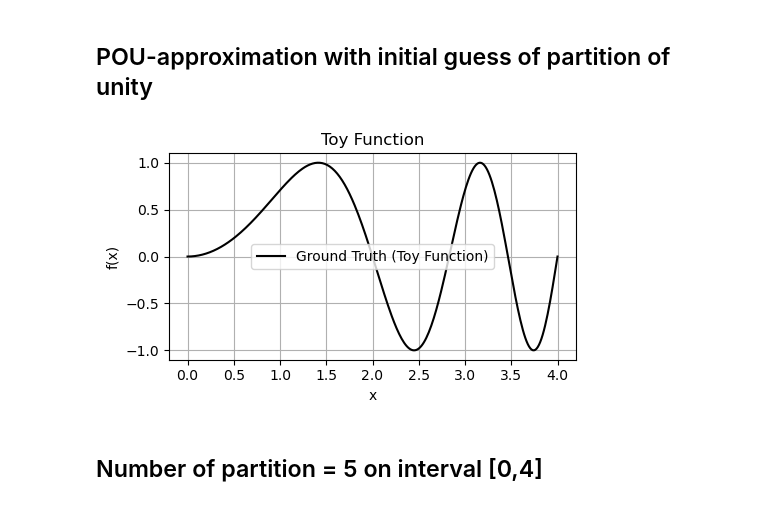
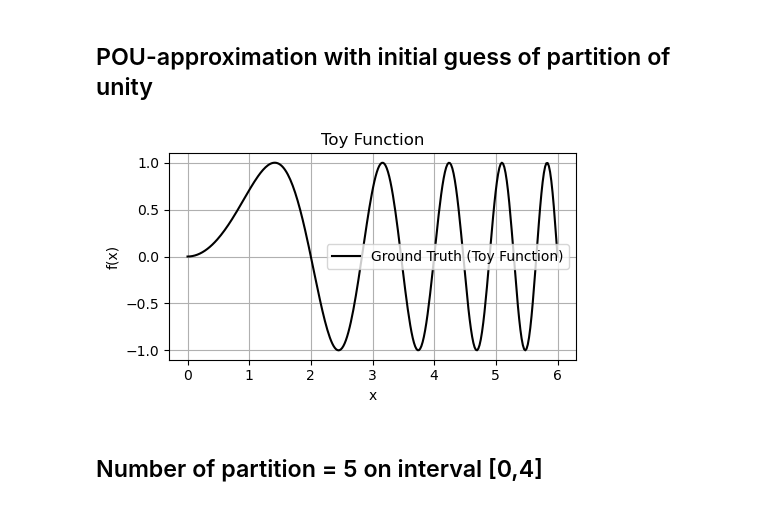
Before and after one commit to orangebowl/thesis_project, a Jupyter notebook: notebook/POU_predefined.ipynb, the cells around one changed output. Drawn from its saved outputs; the diff is of its cells as text; code cells hidden in the pictures.

```diff
--- a/notebook/POU_predefined.ipynb
+++ b/notebook/POU_predefined.ipynb
@@ -14,21 +14,21 @@ from utils.pou_utils import toy_func_2, Normalizer, visualize_final_approximatio
 from model.rbf_pou import RBFPOUNet
 from train.train_pou_rbf import train_two_phase_lsgd_rbf
 # %%
-x_raw = np.linspace(0, 4, 300)
+x_raw = np.linspace(0, 6, 300)
 y_true = np.array(toy_func_2(x_raw))
 
 # plot
 plt.figure(figsize=(5, 3))
 plt.plot(x_raw, y_true, label="Ground Truth (Toy Function)", color="black")
 plt.xlabel("x")
 plt.ylabel("f(x)")
 plt.title("Toy Function")
 plt.grid(True)
 plt.legend()
 plt.tight_layout()
 plt.show()
 # %% [output]
-[figure, old version]
+[figure, new version]
 # %% [markdown]
 ## Number of partition = 5 on interval [0,4]
 # %%
```
Also changed, not shown: parts of 2 cells of this notebook, 8 other files.
